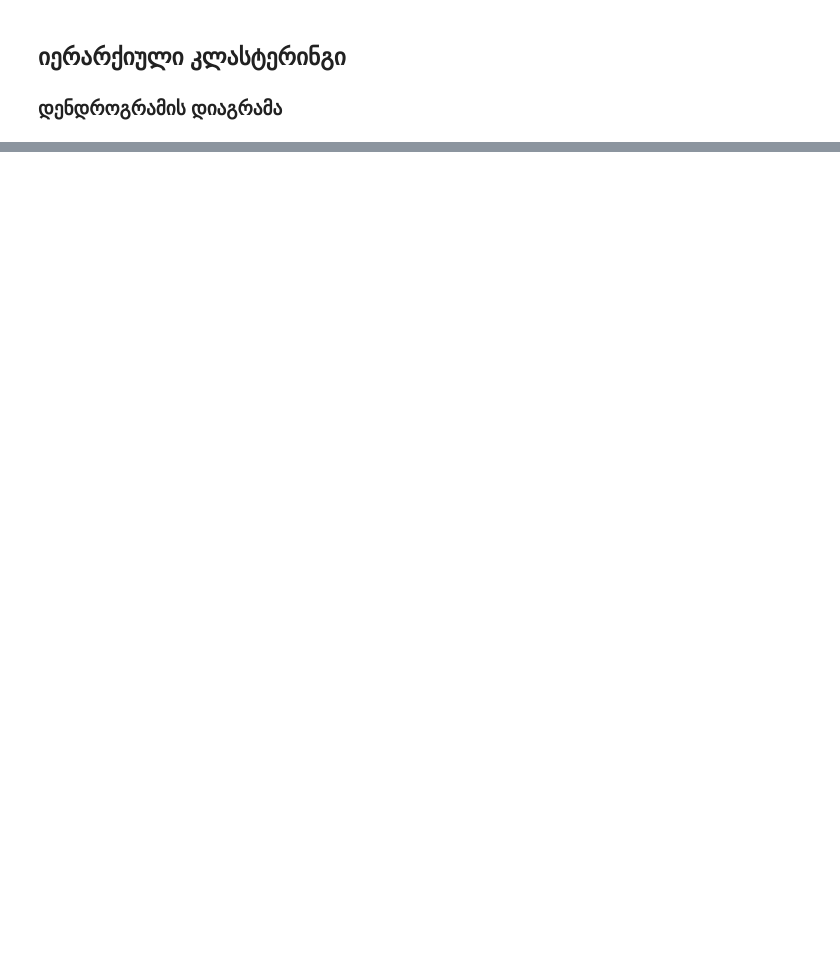
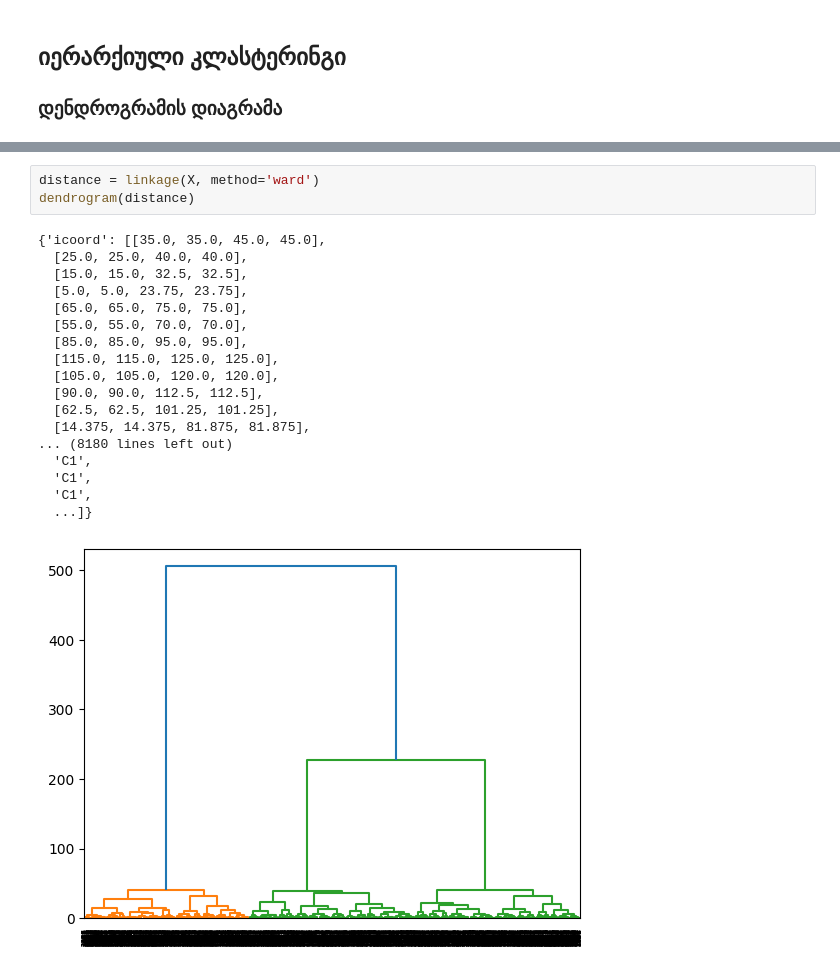
Before and after one commit to notice4/google-colab-study, a Jupyter notebook: lecture_6.ipynb, the cells around one changed output, grey strips where cells are left out. Cells and saved outputs as stored; diff of their text form; blank space fills up the shorter version.

```diff
--- a/lecture_6.ipynb
+++ b/lecture_6.ipynb
@@ -19,0 +26,22 @@ plt.show()
+# %%
+distance = linkage(X, method='ward')
+dendrogram(distance)
+# %% [output]
+{'icoord': [[35.0, 35.0, 45.0, 45.0],
+  [25.0, 25.0, 40.0, 40.0],
+  [15.0, 15.0, 32.5, 32.5],
+  [5.0, 5.0, 23.75, 23.75],
+  [65.0, 65.0, 75.0, 75.0],
+  [55.0, 55.0, 70.0, 70.0],
+  [85.0, 85.0, 95.0, 95.0],
+  [115.0, 115.0, 125.0, 125.0],
+  [105.0, 105.0, 120.0, 120.0],
+  [90.0, 90.0, 112.5, 112.5],
+  [62.5, 62.5, 101.25, 101.25],
+  [14.375, 14.375, 81.875, 81.875],
+... (8180 lines left out)
+  'C1',
+  'C1',
+  'C1',
+  ...]}
+[figure, added]
```
Also changed, not shown: parts of 4 cells of this notebook.
